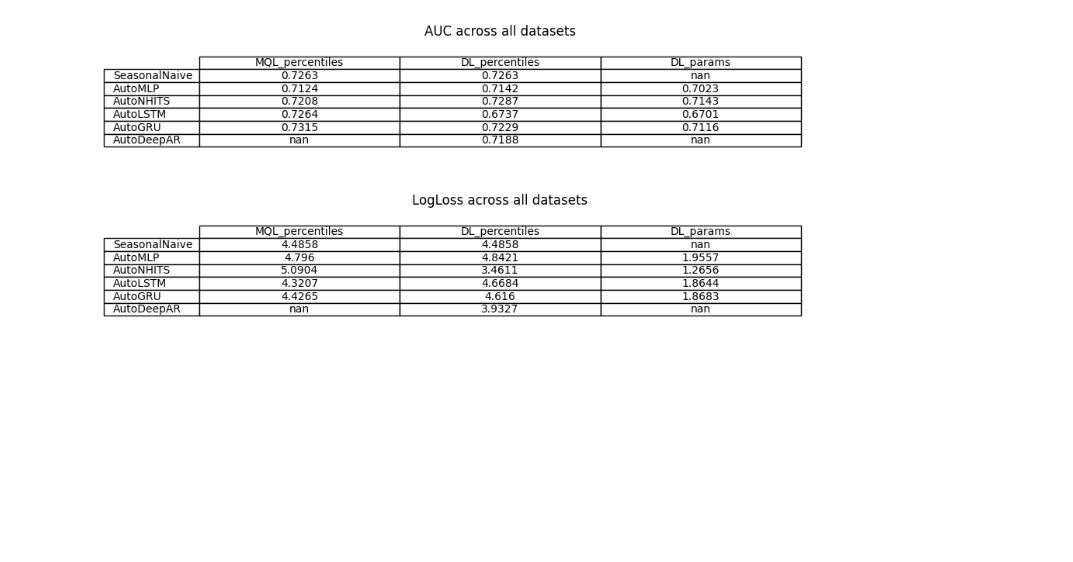
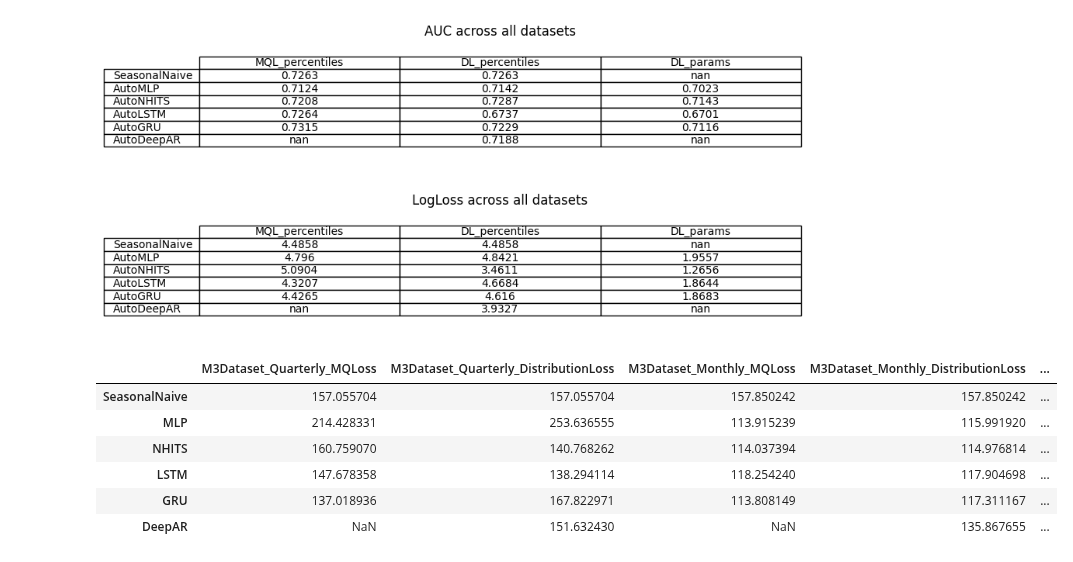
Before and after one commit to ToniCardosooo/TS-Forecast-Exceedance-Probability, a Jupyter notebook: results.ipynb, the cells around one changed output. Saved outputs shown, nothing was run; the diff lists cells and outputs as text; code cells hidden in the pictures; blank space fills up the shorter version.

Commit message:
mqloss metric

```diff
--- a/results.ipynb
+++ b/results.ipynb
@@ -286,3 +286,44 @@ table = ax.table(cellText=logloss_df.round(4).values, colLabels=logloss_df.colum
 plt.savefig("plots/logloss_global_mean.png")
 # %% [output]
 [figure]
+# %%
+from neuralforecast.losses.numpy import mqloss
+
+mqloss_metric_df = {}
+
+for dataset in [M3Dataset, TourismDataset, GluontsDataset]:
+    for group in dataset.frequency_map.keys():
+
+        if group == 'traffic_nips':
+            group += GluontsDataset.frequency_pd['traffic_nips']
+
+        for loss_name in ['MQLoss', 'DistributionLoss']:
+            experiment_id = f'{dataset._DATASET_NAME}_{group}_{loss_name}'
+
+            forecast_df = pd.read_csv(f"./results/{experiment_id}/forecast_df_{experiment_id}.csv")
+            models_names = ['SeasonalNaive', 'MLP', 'NHITS', 'LSTM', 'GRU']
+            if loss_name == 'DistributionLoss':
+                models_names.append('DeepAR')
+
+            mqloss_metric_df[f'{experiment_id}'] = {}
+            for model in models_names:
+
+                df = forecast_df[filter(lambda col: model in col, forecast_df.columns)].drop(columns=[f'Auto{model}', f'Auto{model}-loc', f'Auto{model}-scale'], errors='ignore')
+                mql = []
+                for i in range(len(df)):
+                    y =  np.array([forecast_df['y_true'][i]])
+                    y_hat = df.iloc[i, :].to_numpy()
+                    quantiles = np.array([0.5, 0.01, 0.05, 0.1, 0.9, 0.95, 0.99])
+                    #print(y_hat)
+                    mql.append(mqloss(y, y_hat, quantiles))
+                mqloss_metric_df[f'{experiment_id}'][model.removeprefix("Auto")] = np.mean(mql)
+
+pd.DataFrame(mqloss_metric_df)
+# %% [output]
+|  | M3Dataset_Quarterly_MQLoss | M3Dataset_Quarterly_DistributionLoss | M3Dataset_Monthly_MQLoss | M3Dataset_Monthly_DistributionLoss | ... |
+| SeasonalNaive | 157.055704 | 157.055704 | 157.850242 | 157.850242 | ... |
+| MLP | 214.428331 | 253.636555 | 113.915239 | 115.991920 | ... |
+| NHITS | 160.759070 | 140.768262 | 114.037394 | 114.976814 | ... |
+| LSTM | 147.678358 | 138.294114 | 118.254240 | 117.904698 | ... |
+| GRU | 137.018936 | 167.822971 | 113.808149 | 117.311167 | ... |
+| DeepAR | NaN | 151.632430 | NaN | 135.867655 | ... |
```
